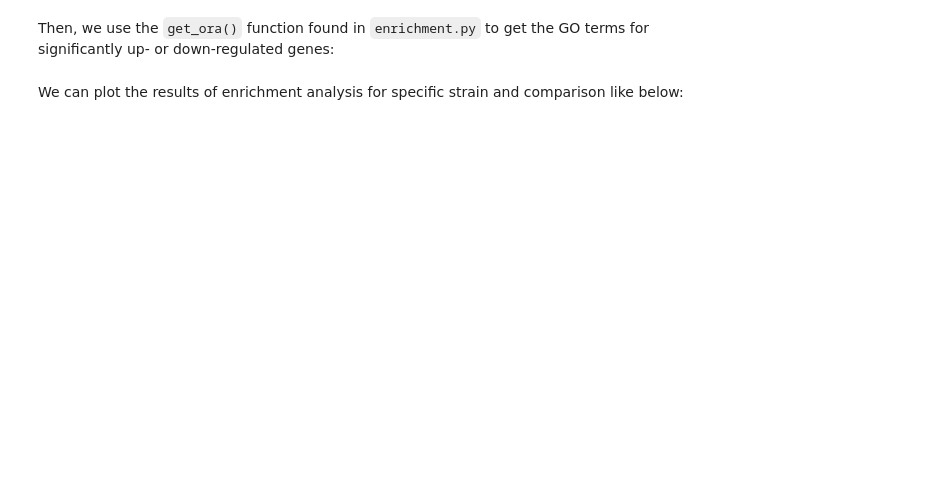
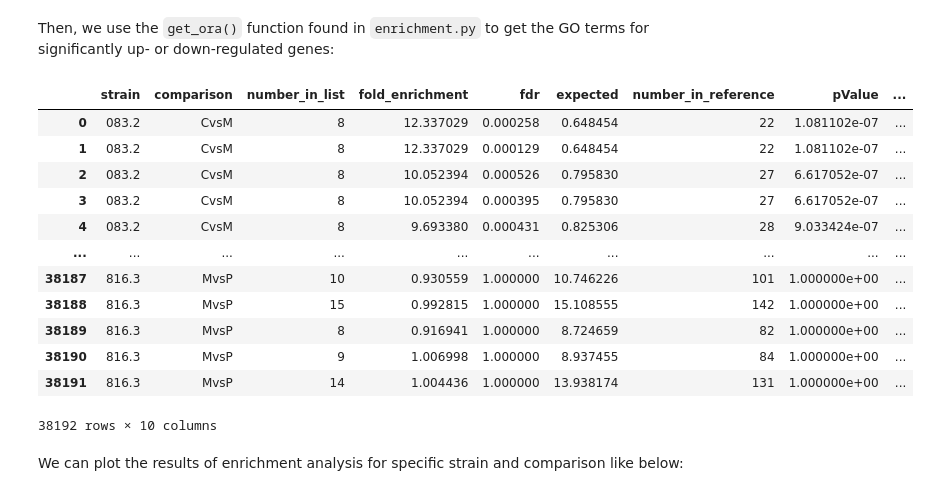
Before and after one commit to zimmermann-kogadeeva-group/OmicsPredocCourse, a Jupyter notebook: Notebooks/02_enrichment.ipynb, the cells around one changed output. Saved outputs shown, nothing was run; the diff lists cells and outputs as text; code cells hidden in the pictures; blank space fills up the shorter version.

```diff
--- a/Notebooks/02_enrichment.ipynb
+++ b/Notebooks/02_enrichment.ipynb
@@ -39,5 +53,21 @@ df_go_terms = (
     .reset_index()
     .drop(columns="level_2")
 )
+# %%
+df_go_terms
+# %% [output]
+|  | strain | comparison | number_in_list | fold_enrichment | fdr | expected | number_in_reference | pValue | ... |
+| 0 | 083.2 | CvsM | 8 | 12.337029 | 0.000258 | 0.648454 | 22 | 1.081102e-07 | ... |
+| 1 | 083.2 | CvsM | 8 | 12.337029 | 0.000129 | 0.648454 | 22 | 1.081102e-07 | ... |
+| 2 | 083.2 | CvsM | 8 | 10.052394 | 0.000526 | 0.795830 | 27 | 6.617052e-07 | ... |
+| 3 | 083.2 | CvsM | 8 | 10.052394 | 0.000395 | 0.795830 | 27 | 6.617052e-07 | ... |
+| 4 | 083.2 | CvsM | 8 | 9.693380 | 0.000431 | 0.825306 | 28 | 9.033424e-07 | ... |
+| ... | ... | ... | ... | ... | ... | ... | ... | ... | ... |
+| 38187 | 816.3 | MvsP | 10 | 0.930559 | 1.000000 | 10.746226 | 101 | 1.000000e+00 | ... |
+| 38188 | 816.3 | MvsP | 15 | 0.992815 | 1.000000 | 15.108555 | 142 | 1.000000e+00 | ... |
+| 38189 | 816.3 | MvsP | 8 | 0.916941 | 1.000000 | 8.724659 | 82 | 1.000000e+00 | ... |
+| 38190 | 816.3 | MvsP | 9 | 1.006998 | 1.000000 | 8.937455 | 84 | 1.000000e+00 | ... |
+| 38191 | 816.3 | MvsP | 14 | 1.004436 | 1.000000 | 13.938174 | 131 | 1.000000e+00 | ... |
+38192 rows × 10 columns
 # %% [markdown]
 We can plot the results of enrichment analysis for specific strain and comparison like below:
```
Also changed, not shown: parts of 5 cells of this notebook, 4 other files.
